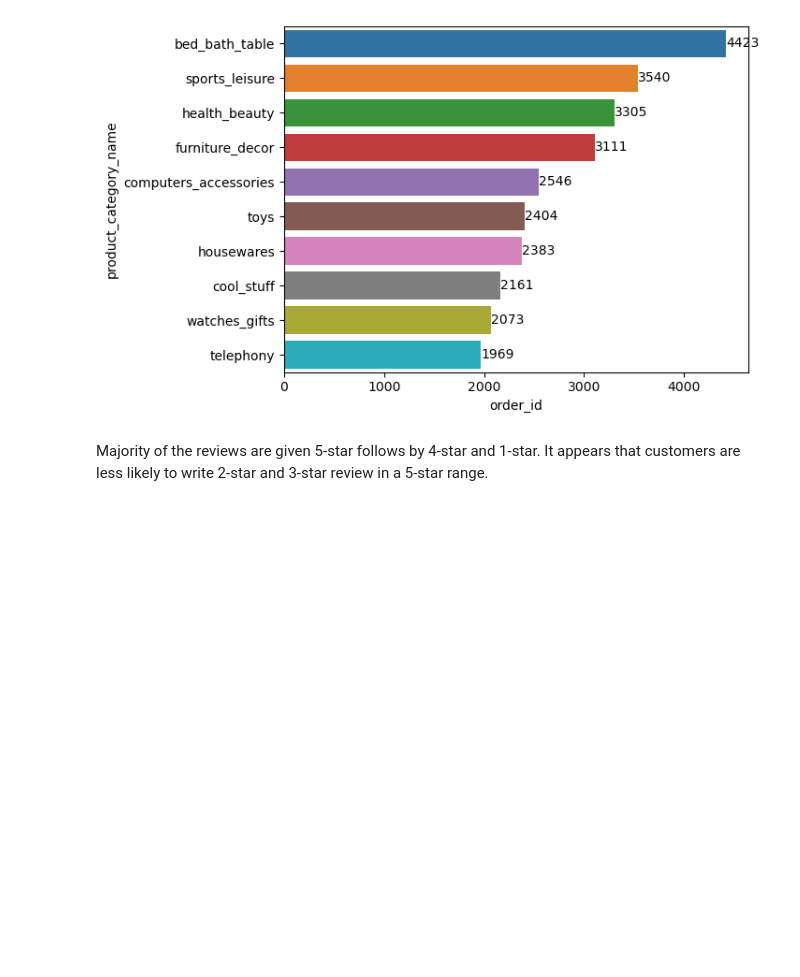
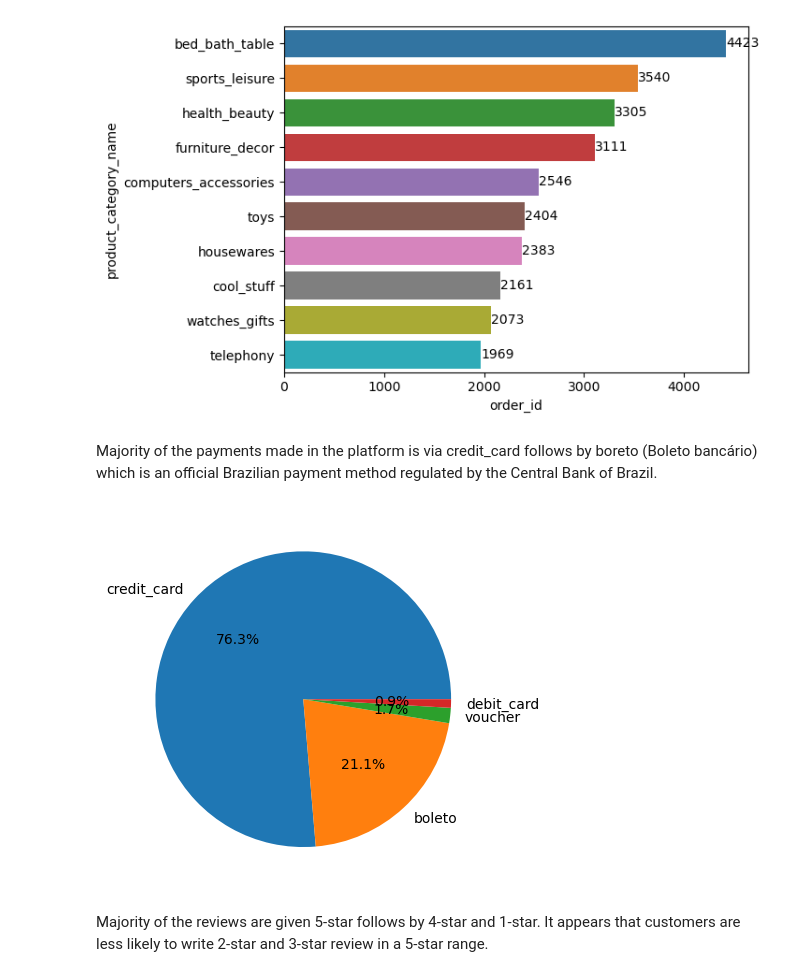
Before and after one commit to filbert11/E-commerce-Sales-Analytics, a Jupyter notebook: eda.ipynb, the cells around one changed output. Cells and saved outputs as stored; diff of their text form; code cells hidden in the pictures; blank space fills up the shorter version.

```diff
--- a/eda.ipynb
+++ b/eda.ipynb
@@ -117,6 +117,21 @@ for i in ax.containers:
 plt.savefig(r'plot/top_sales_product_category.jpeg')
 # %% [output]
 [figure]
+# %% [markdown]
+Majority of the payments made in the platform is via credit_card follows by boreto (Boleto bancário) which is an official Brazilian payment method regulated by the Central Bank of Brazil.
+# %%
+payment_methods = order_payments_data[(order_payments_data['order_id'].isin(main_df['order_id'])) &
+                                      (order_payments_data['payment_sequential']==1)
+                                     ]
+payment_methods = payment_methods['payment_type'].value_counts().reset_index()
+payment_methods['payment_pct'] = payment_methods['count']*100/payment_methods['count'].sum()
+
+fig, ax = plt.subplots()
+ax.pie(payment_methods['payment_pct'], labels=payment_methods['payment_type'], autopct='%1.1f%%')
+
+plt.savefig(r'plot/payment_methods.jpeg')
+# %% [output]
+[figure, added]
 # %% [markdown]
 Majority of the reviews are given 5-star follows by 4-star and 1-star. It appears that customers are less likely to write 2-star and 3-star review in a 5-star range.
 # %%
```
Also changed, not shown: parts of 3 cells of this notebook, 13 other files.
